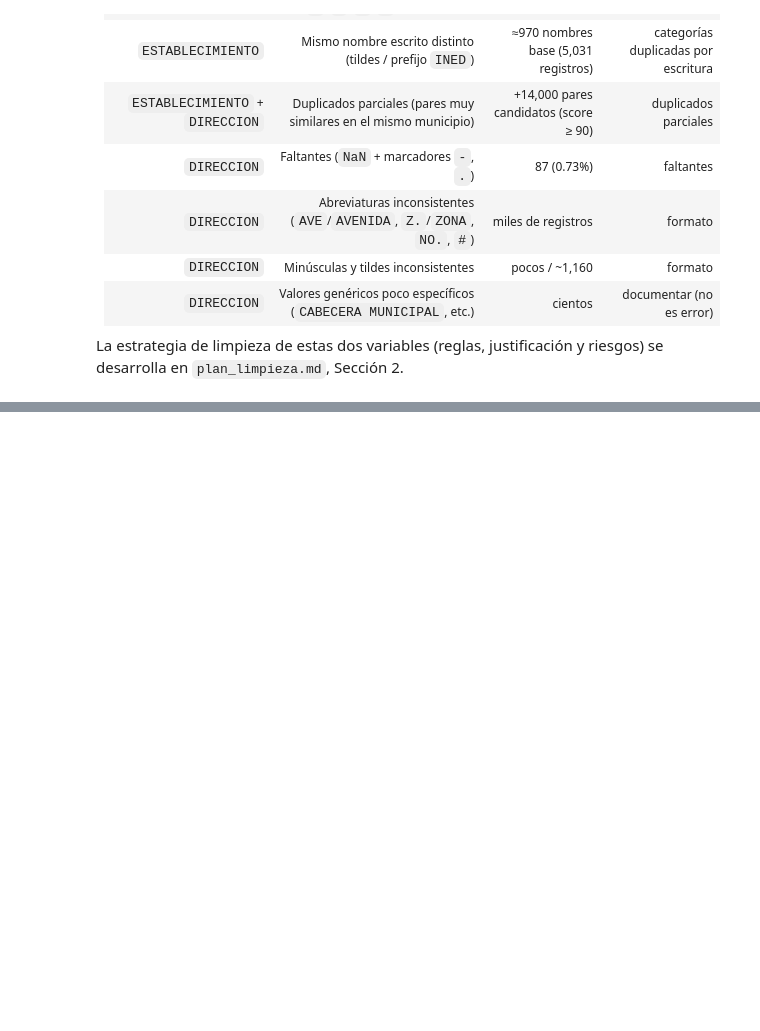
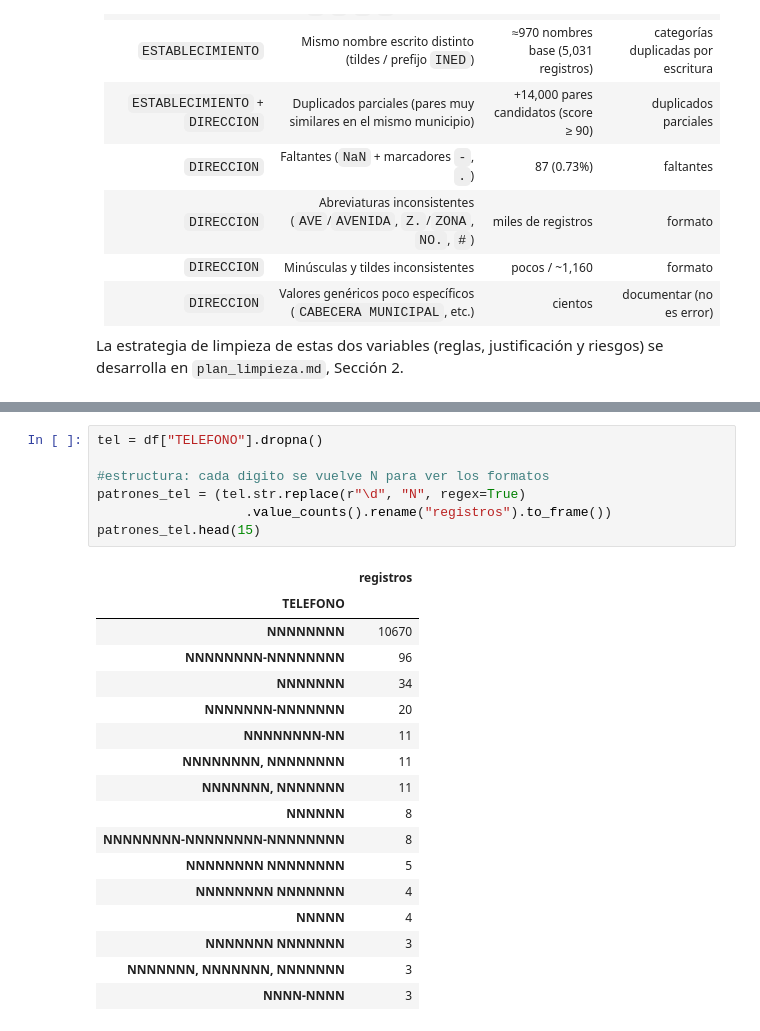
Before and after one commit to FerAHMz/proy1-ds, a Jupyter notebook: notebooks/01_diagnostico.ipynb, the cells around one changed output, grey strips where cells are left out. Drawn from its saved outputs; the diff is of its cells as text; blank space fills up the shorter version.

```diff
--- a/notebooks/01_diagnostico.ipynb
+++ b/notebooks/01_diagnostico.ipynb
@@ -899,0 +975,25 @@ riesgos) se desarrolla en `plan_limpieza.md`, Sección 2.
+# %%
+tel = df["TELEFONO"].dropna()
+
+#estructura: cada digito se vuelve N para ver los formatos
+patrones_tel = (tel.str.replace(r"\d", "N", regex=True)
+                   .value_counts().rename("registros").to_frame())
+patrones_tel.head(15)
+# %% [output]
+|  | registros |
+| TELEFONO |  |
+| NNNNNNNN | 10670 |
+| NNNNNNNN-NNNNNNNN | 96 |
+| NNNNNNN | 34 |
+| NNNNNNN-NNNNNNN | 20 |
+| NNNNNNNN-NN | 11 |
+| NNNNNNNN, NNNNNNNN | 11 |
+| NNNNNNN, NNNNNNN | 11 |
+| NNNNNN | 8 |
+| NNNNNNNN-NNNNNNNN-NNNNNNNN | 8 |
+| NNNNNNNN NNNNNNNN | 5 |
+| NNNNNNNN NNNNNNN | 4 |
+| NNNNN | 4 |
+| NNNNNNN NNNNNNN | 3 |
+| NNNNNNN, NNNNNNN, NNNNNNN | 3 |
+| NNNN-NNNN | 3 |
```
Also changed, not shown: parts of 18 cells of this notebook.
